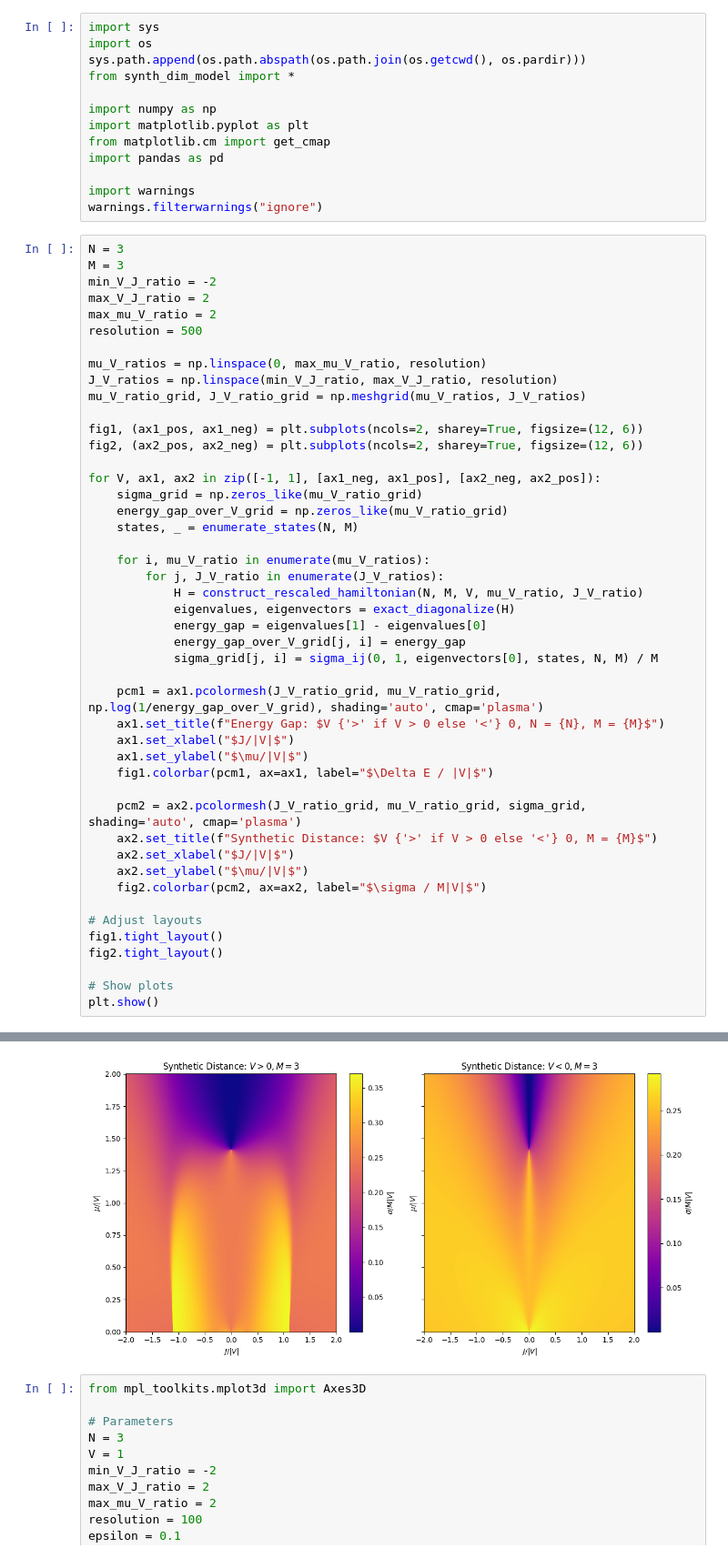
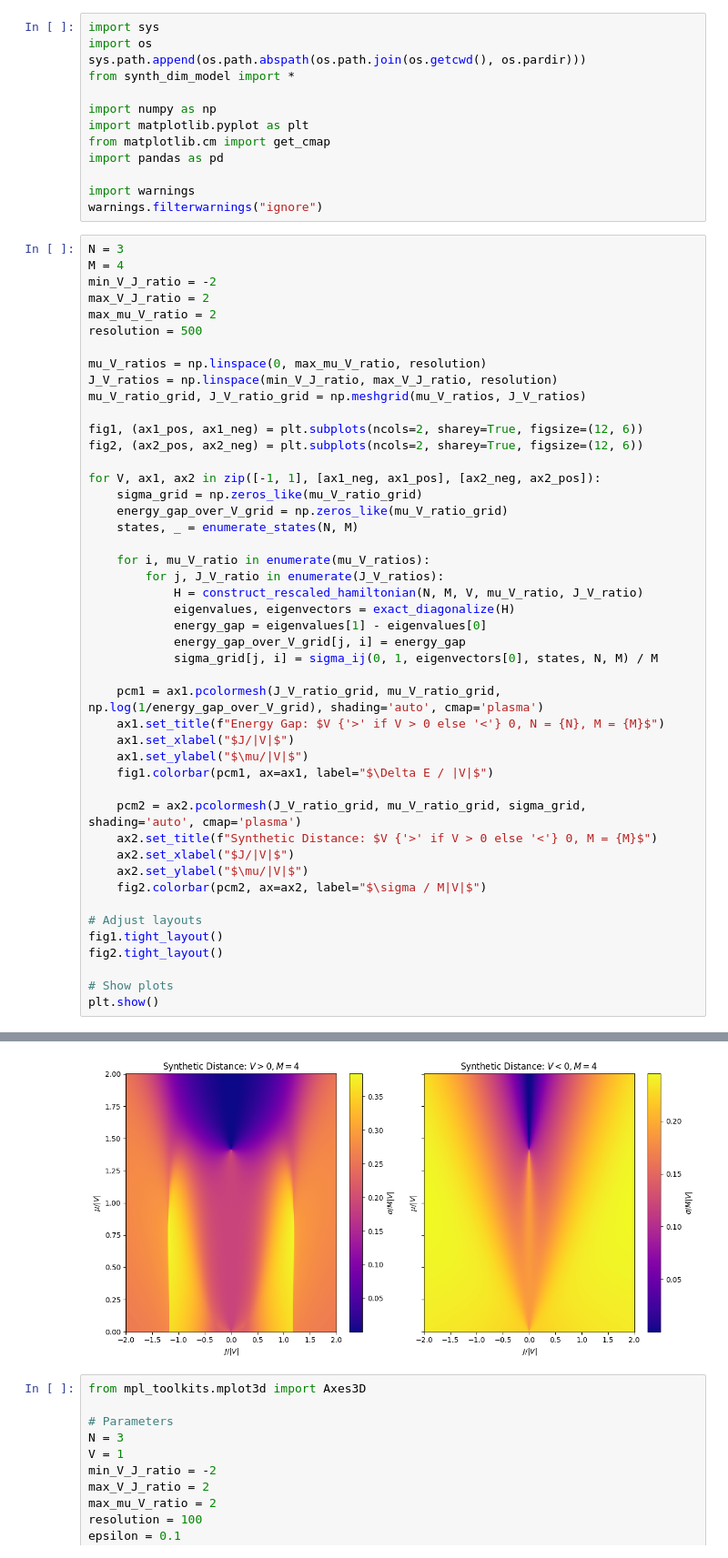
Before and after one commit to jwdesroches/synthetic_dimensions, a Jupyter notebook: understanding_model/energy_gap.ipynb, the cells around one changed output, grey strips where cells are left out. Shown at 91% size. Cells and saved outputs as stored; diff of their text form.

```diff
--- a/understanding_model/energy_gap.ipynb
+++ b/understanding_model/energy_gap.ipynb
@@ -13,7 +13,7 @@ import warnings
 warnings.filterwarnings("ignore")
 # %%
 N = 3
-M = 3
+M = 4
 min_V_J_ratio = -2
 max_V_J_ratio = 2
 max_mu_V_ratio = 2
@@ -62,4 +62,4 @@ plt.show()
-[figure, old version]
+[figure, new version]
 # %%
 from mpl_toolkits.mplot3d import Axes3D
 
```
Also changed, not shown: parts of 1 cell of this notebook, 12 other files.
